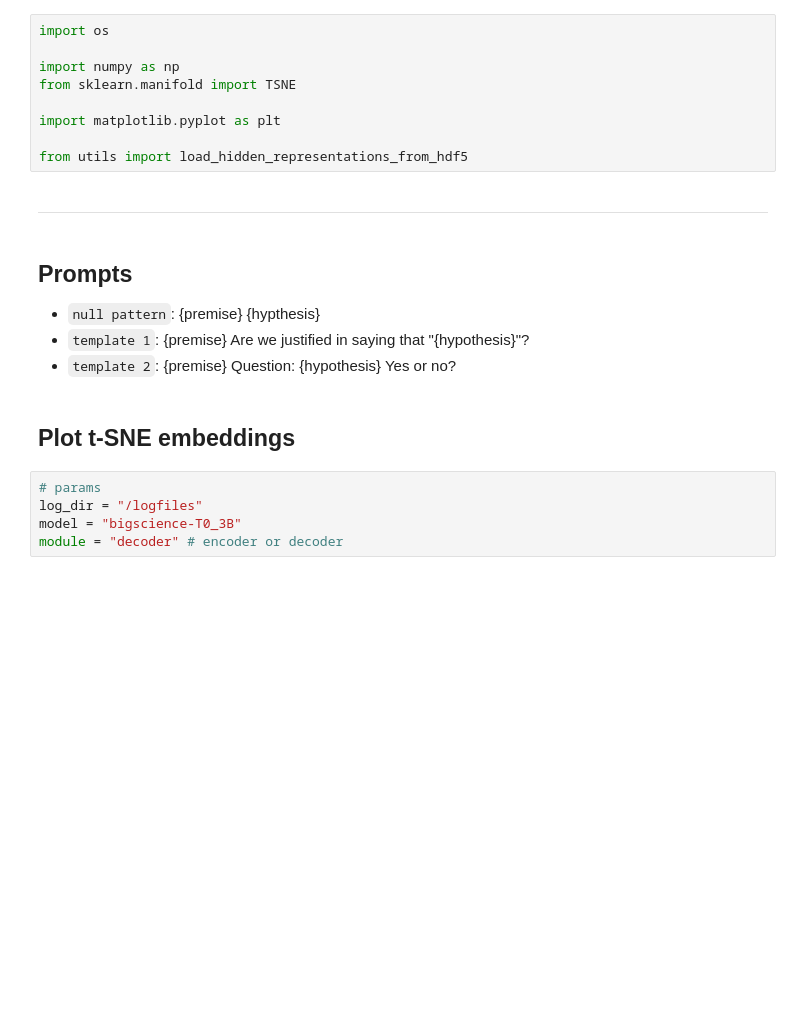
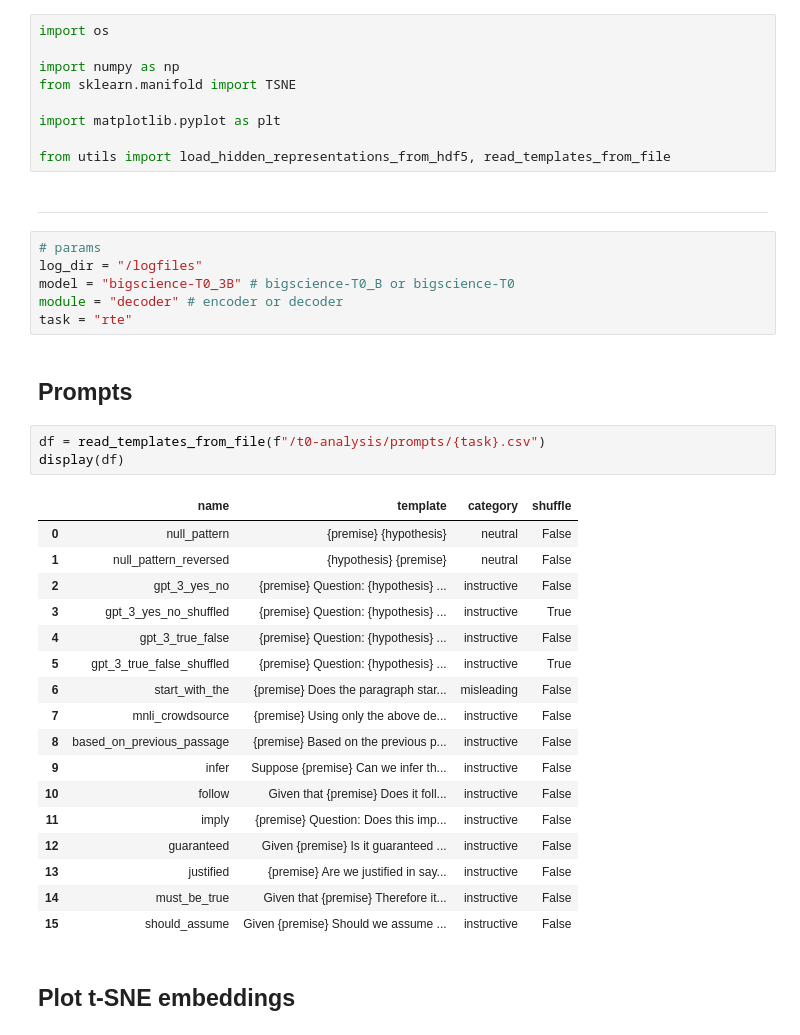
Before and after one commit to mmarius/t0-analysis, a Jupyter notebook: notebooks/analyze_decoder_representations.ipynb, the cells around one changed output. Cells and saved outputs as stored; diff of their text form; blank space fills up the shorter version.

```diff
--- a/notebooks/analyze_decoder_representations.ipynb
+++ b/notebooks/analyze_decoder_representations.ipynb
@@ -6,19 +6,37 @@ from sklearn.manifold import TSNE
 
 import matplotlib.pyplot as plt
 
-from utils import load_hidden_representations_from_hdf5
+from utils import load_hidden_representations_from_hdf5, read_templates_from_file
 # %% [markdown]
 ----
-# %% [markdown]
-## Prompts
-
-- `null pattern`: {premise} {hypthesis}
-- `template 1`: {premise} Are we justified in saying that "{hypothesis}"?
-- `template 2`: {premise} Question: {hypothesis} Yes or no?
+# %%
+# params
+log_dir = "/logfiles"
+model = "bigscience-T0_3B" # bigscience-T0_B or bigscience-T0
+module = "decoder" # encoder or decoder
+task = "rte"
+# %% [markdown]
+## Prompts
+# %%
+df = read_templates_from_file(f"/t0-analysis/prompts/{task}.csv")
+display(df)
+# %% [output]
+|  | name | template | category | shuffle |
+| 0 | null_pattern | {premise} {hypothesis} | neutral | False |
+| 1 | null_pattern_reversed | {hypothesis} {premise} | neutral | False |
+| 2 | gpt_3_yes_no | {premise} Question: {hypothesis} ... | instructive | False |
+| 3 | gpt_3_yes_no_shuffled | {premise} Question: {hypothesis} ... | instructive | True |
+| 4 | gpt_3_true_false | {premise} Question: {hypothesis} ... | instructive | False |
+| 5 | gpt_3_true_false_shuffled | {premise} Question: {hypothesis} ... | instructive | True |
+| 6 | start_with_the | {premise} Does the paragraph star... | misleading | False |
+| 7 | mnli_crowdsource | {premise} Using only the above de... | instructive | False |
+| 8 | based_on_previous_passage | {premise} Based on the previous p... | instructive | False |
+| 9 | infer | Suppose {premise} Can we infer th... | instructive | False |
+| 10 | follow | Given that {premise} Does it foll... | instructive | False |
+| 11 | imply | {premise} Question: Does this imp... | instructive | False |
+| 12 | guaranteed | Given {premise} Is it guaranteed ... | instructive | False |
+| 13 | justified | {premise} Are we justified in say... | instructive | False |
+| 14 | must_be_true | Given that {premise} Therefore it... | instructive | False |
+| 15 | should_assume | Given {premise} Should we assume ... | instructive | False |
 # %% [markdown]
 ## Plot t-SNE embeddings
-# %%
-# params
-log_dir = "/logfiles"
-model = "bigscience-T0_3B"
-module = "decoder" # encoder or decoder
```
Also changed, not shown: parts of 2 cells of this notebook, 8 other files.
